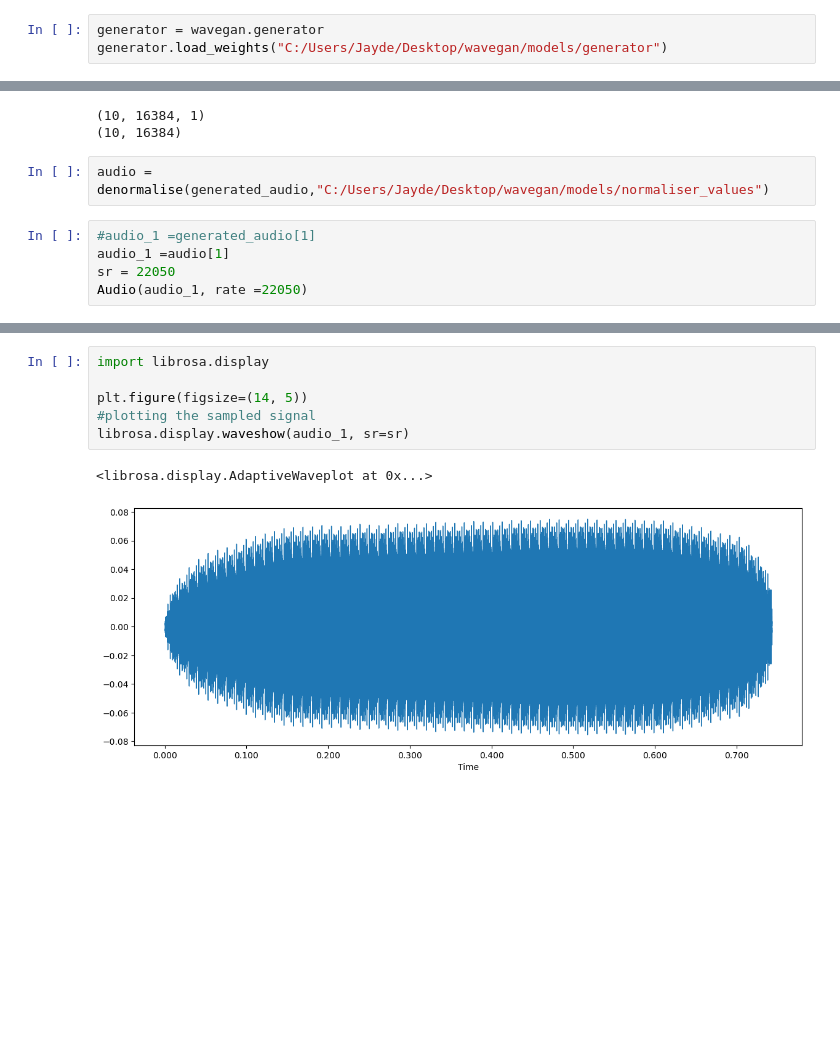
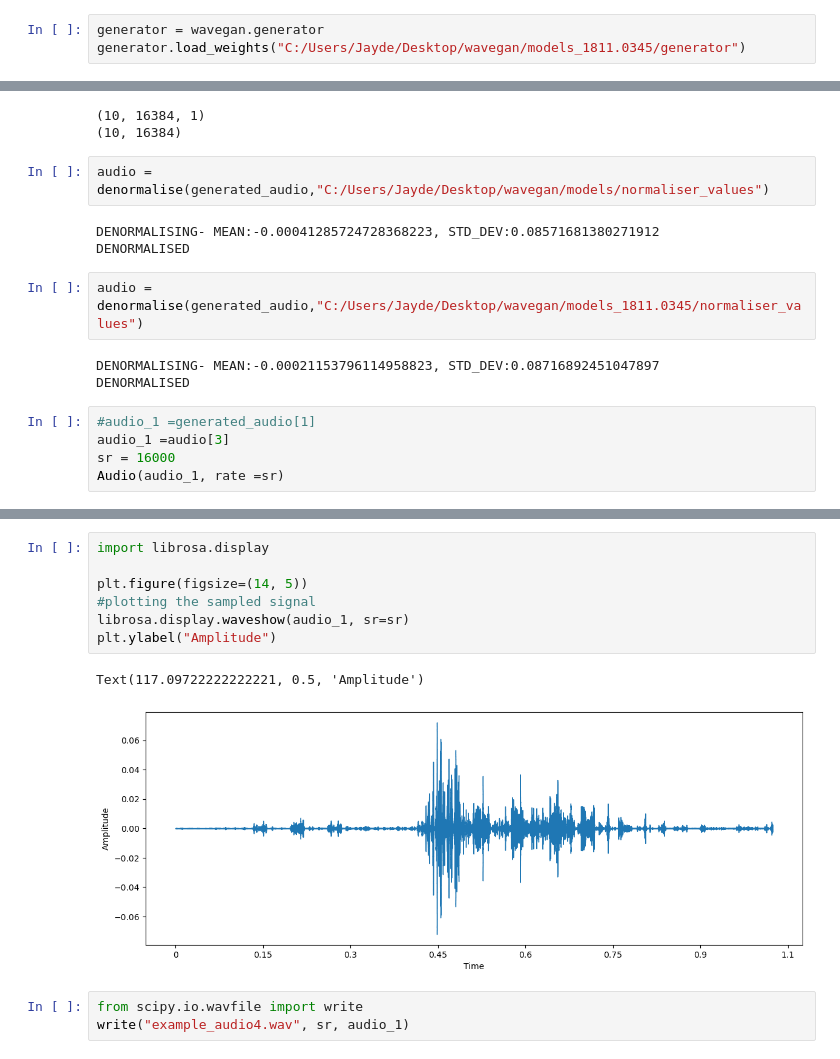
Before and after one commit to JaydenDave/decoding-animimal-communication, a Jupyter notebook: waveGAN/model_testing.ipynb, the cells around one changed output, grey strips where cells are left out. Cells and saved outputs as stored; diff of their text form; blank space fills up the shorter version.

```diff
--- a/waveGAN/model_testing.ipynb
+++ b/waveGAN/model_testing.ipynb
@@ -40,7 +40,7 @@ wavegan = WaveGAN(
 )
 # %%
 generator = wavegan.generator
-generator.load_weights("C:/Users/Jayde/Desktop/wavegan/models/generator")
+generator.load_weights("C:/Users/Jayde/Desktop/wavegan/models_1811.0345/generator")
 # %% [output]
 <tensorflow.python.checkpoint.checkpoint.CheckpointLoadStatus at 0x...>
 # %%
@@ -57,19 +57,31 @@ print(generated_audio.shape)
 (10, 16384)
 # %%
 audio = denormalise(generated_audio,"C:/Users/Jayde/Desktop/wavegan/models/normaliser_values")
+# %% [output]
+DENORMALISING- MEAN:-0.00041285724728368223, STD_DEV:0.08571681380271912
+DENORMALISED
+# %%
+audio = denormalise(generated_audio,"C:/Users/Jayde/Desktop/wavegan/models_1811.0345/normaliser_values")
+# %% [output]
+DENORMALISING- MEAN:-0.00021153796114958823, STD_DEV:0.08716892451047897
+DENORMALISED
 # %%
 #audio_1 =generated_audio[1]
-audio_1 =audio[1]
-sr = 22050
-Audio(audio_1, rate =22050)
+audio_1 =audio[3]
+sr = 16000
+Audio(audio_1, rate =sr)
 # %% [output]
 [interactive output not drawn]
 # %%
 import librosa.display
 
 plt.figure(figsize=(14, 5))
 #plotting the sampled signal
 librosa.display.waveshow(audio_1, sr=sr)
+plt.ylabel("Amplitude")
 # %% [output]
-<librosa.display.AdaptiveWaveplot at 0x...>
+Text(117.09722222222221, 0.5, 'Amplitude')
-[figure, old version]
+[figure, new version]
+# %%
+from scipy.io.wavfile import write
+write("example_audio4.wav", sr, audio_1)
```
Also changed, not shown: parts of 1 cell of this notebook, 2 other files.
